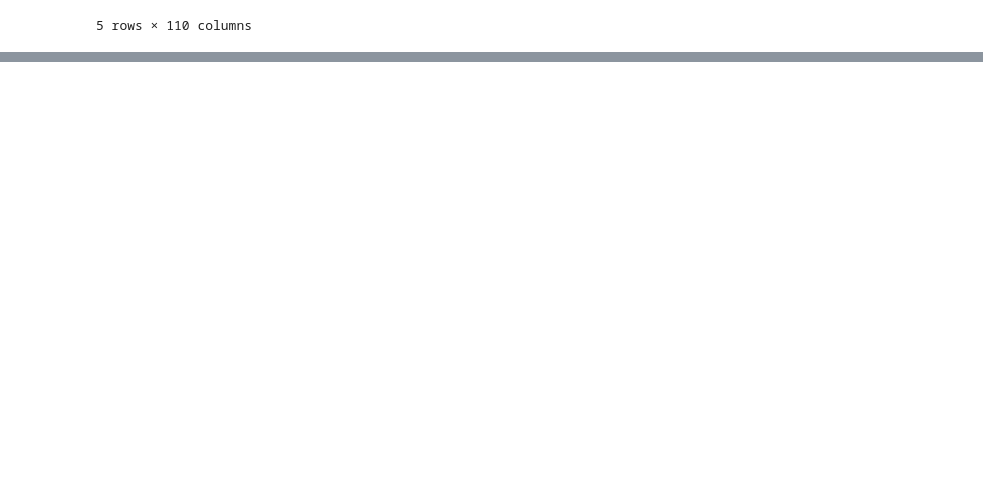
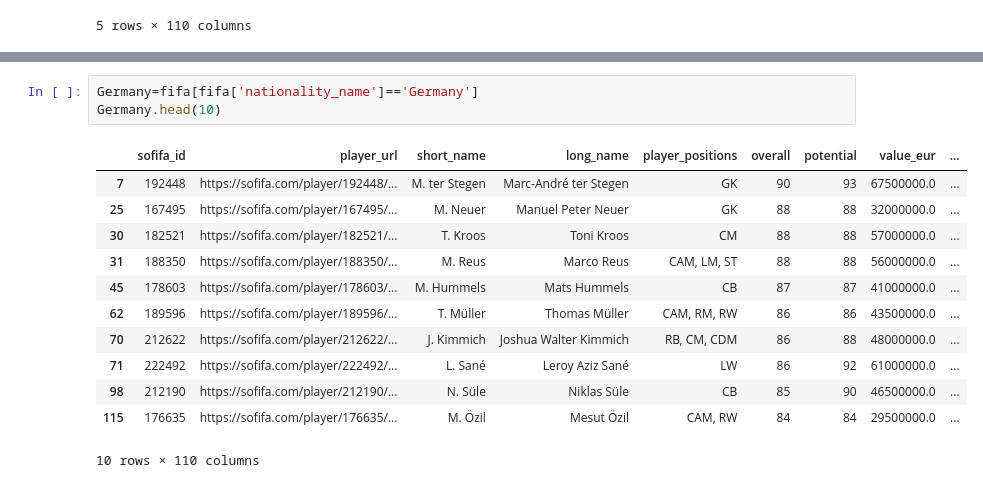
Before and after one commit to snehpatel-02/football_data_analysis, a Jupyter notebook: football_analysis.ipynb, the cells around one changed output, grey strips where cells are left out. Drawn from its saved outputs; the diff is of its cells as text; blank space fills up the shorter version.

```diff
--- a/football_analysis.ipynb
+++ b/football_analysis.ipynb
@@ -19,0 +147,16 @@ fifa.head()
+# %%
+Germany=fifa[fifa['nationality_name']=='Germany']
+Germany.head(10)
+# %% [output]
+|  | sofifa_id | player_url | short_name | long_name | player_positions | overall | potential | value_eur | ... |
+| 7 | 192448 | https://sofifa.com/player/192448/... | M. ter Stegen | Marc-André ter Stegen | GK | 90 | 93 | 67500000.0 | ... |
+| 25 | 167495 | https://sofifa.com/player/167495/... | M. Neuer | Manuel Peter Neuer | GK | 88 | 88 | 32000000.0 | ... |
+| 30 | 182521 | https://sofifa.com/player/182521/... | T. Kroos | Toni Kroos | CM | 88 | 88 | 57000000.0 | ... |
+| 31 | 188350 | https://sofifa.com/player/188350/... | M. Reus | Marco Reus | CAM, LM, ST | 88 | 88 | 56000000.0 | ... |
+| 45 | 178603 | https://sofifa.com/player/178603/... | M. Hummels | Mats Hummels | CB | 87 | 87 | 41000000.0 | ... |
+| 62 | 189596 | https://sofifa.com/player/189596/... | T. Müller | Thomas Müller | CAM, RM, RW | 86 | 86 | 43500000.0 | ... |
+| 70 | 212622 | https://sofifa.com/player/212622/... | J. Kimmich | Joshua Walter Kimmich | RB, CM, CDM | 86 | 88 | 48000000.0 | ... |
+| 71 | 222492 | https://sofifa.com/player/222492/... | L. Sané | Leroy Aziz Sané | LW | 86 | 92 | 61000000.0 | ... |
+| 98 | 212190 | https://sofifa.com/player/212190/... | N. Süle | Niklas Süle | CB | 85 | 90 | 46500000.0 | ... |
+| 115 | 176635 | https://sofifa.com/player/176635/... | M. Özil | Mesut Özil | CAM, RW | 84 | 84 | 29500000.0 | ... |
+10 rows × 110 columns
```
Also changed, not shown: parts of 24 cells of this notebook.
